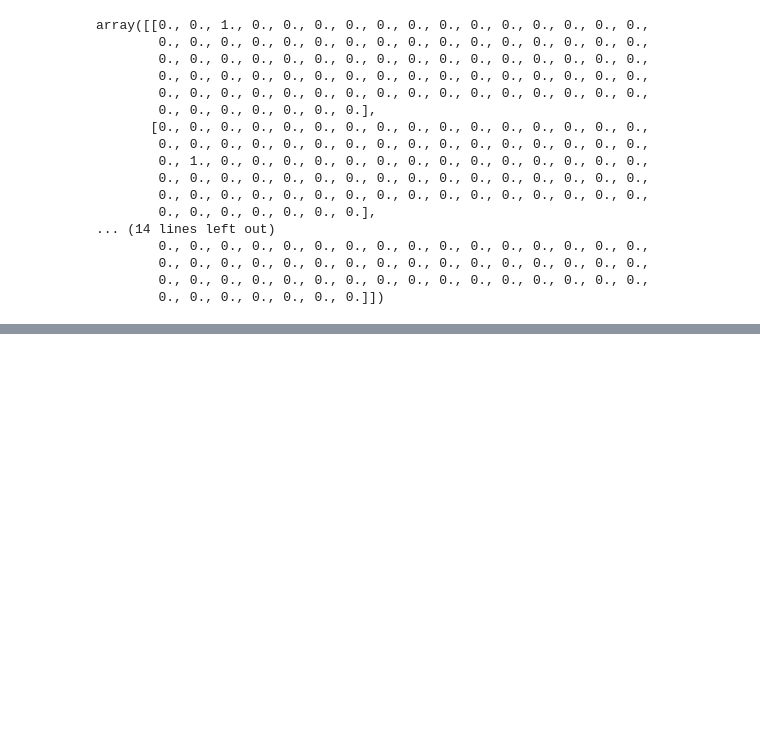
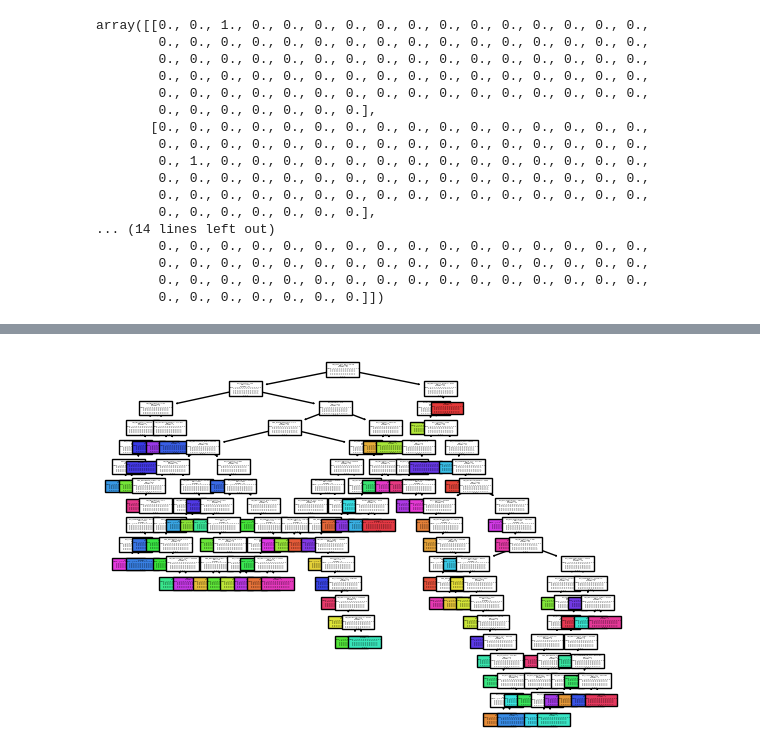
Before and after one commit to barqu3ro/python, a Jupyter notebook: Estudio/Data Science/DataMining/CasoFinal/casofinal.ipynb, the cells around one changed output, grey strips where cells are left out. Drawn from its saved outputs; the diff is of its cells as text; code cells hidden in the pictures; blank space fills up the shorter version.

Commit message:
tree

```diff
--- a/Estudio/Data Science/DataMining/CasoFinal/casofinal.ipynb
+++ b/Estudio/Data Science/DataMining/CasoFinal/casofinal.ipynb
@@ -163,0 +154,5 @@ ValueError: Found input variables with inconsistent numbers of samples: [1444, 3
+# %%
+# reglas del arbol
+nombres = list(X.columns)
+tree_rules = export_text(md_tree, feature_names=nombres)
+print(tree_rules)
@@ -163,0 +177,4 @@ ValueError: Found input variables with inconsistent numbers of samples: [1444, 3
+# %%
+# visualización del árbol
+tree.plot_tree(md_tree, feature_names=nombres, filled=True)
+# %% [output]
@@ -163,0 +198 @@ ValueError: Found input variables with inconsistent numbers of samples: [1444, 3
+[figure, added]
```
Also changed, not shown: parts of 3 cells of this notebook.
